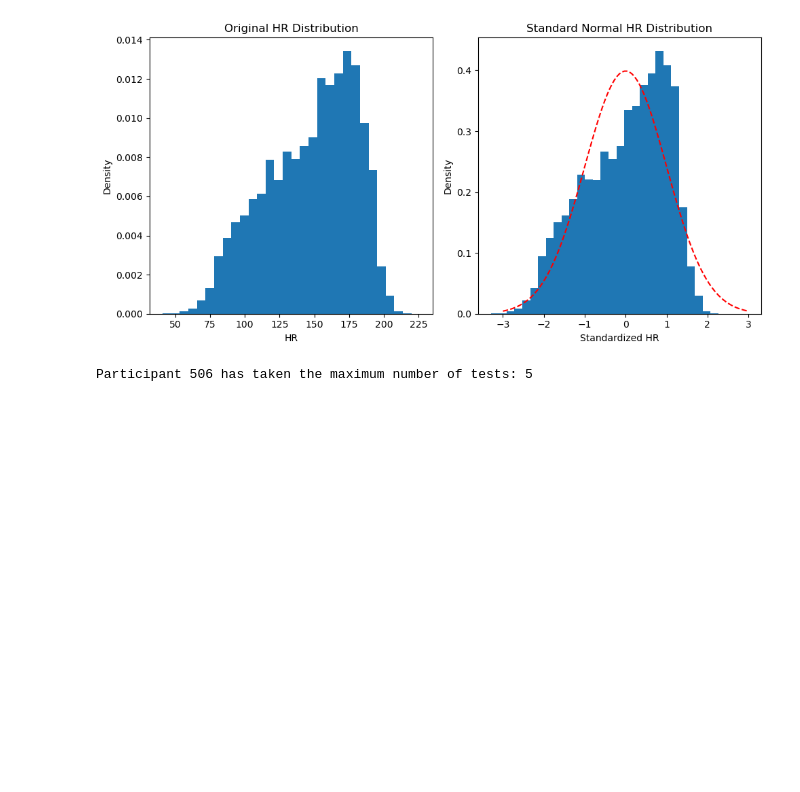
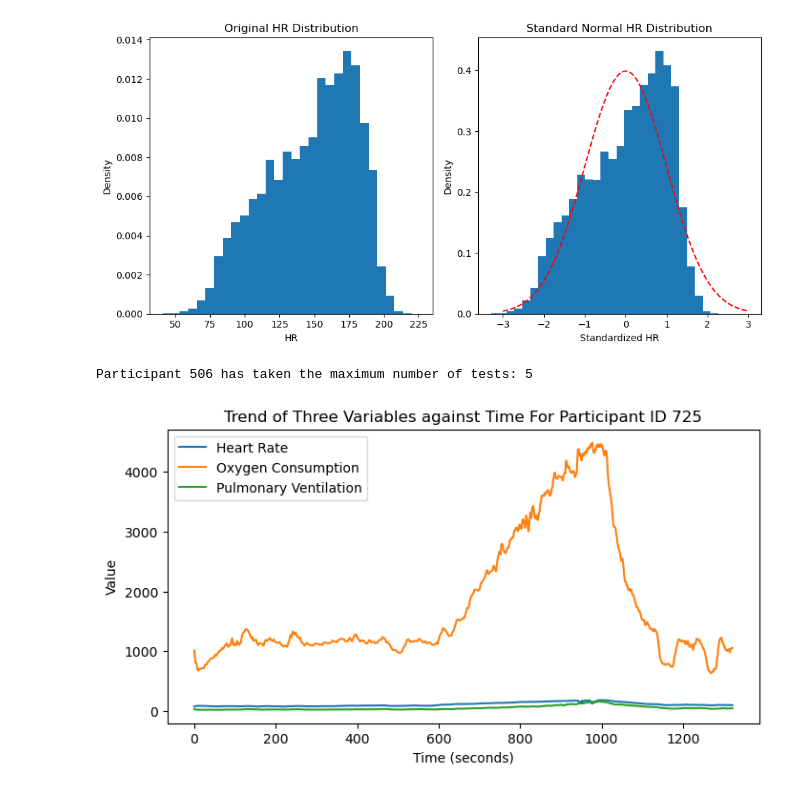
Before and after one commit to Chaithra-Git/Team7_LambdaLegends_PythonHackathon_APRIL25, a Jupyter notebook: jiji_49-64_Que.ipynb, the cells around one changed output. Cells and saved outputs as stored; diff of their text form; code cells hidden in the pictures; blank space fills up the shorter version.

```diff
--- a/jiji_49-64_Que.ipynb
+++ b/jiji_49-64_Que.ipynb
@@ -191,3 +195,18 @@ print (f"Participant {max_GET_participant} has taken the maximum number of tests
 Participant 506 has taken the maximum number of tests: 5
 # %%
 #58. For participant ID 725 show trend of  any three variables against time in a single canva ?
+
+#Filter the data for participant ID 725
+participant_data = df_test_measure [df_test_measure ['ID'] == 725]
+#Plot the trend of three variables against time
+plt.figure (figsize= (8,4))
+plt.plot (participant_data['time'], participant_data['HR'], label= 'Heart Rate')
+plt.plot (participant_data['time'], participant_data['VO2'], label= 'Oxygen Consumption')
+plt.plot (participant_data['time'], participant_data['VE'], label= 'Pulmonary Ventilation')
+plt.xlabel ('Time (seconds)')
+plt.ylabel ('Value')
+plt.title ('Trend of Three Variables against Time For Participant ID 725')
+plt.legend()
+plt.show()
+# %% [output]
+[figure, added]
```
Also changed, not shown: parts of 16 cells of this notebook.
